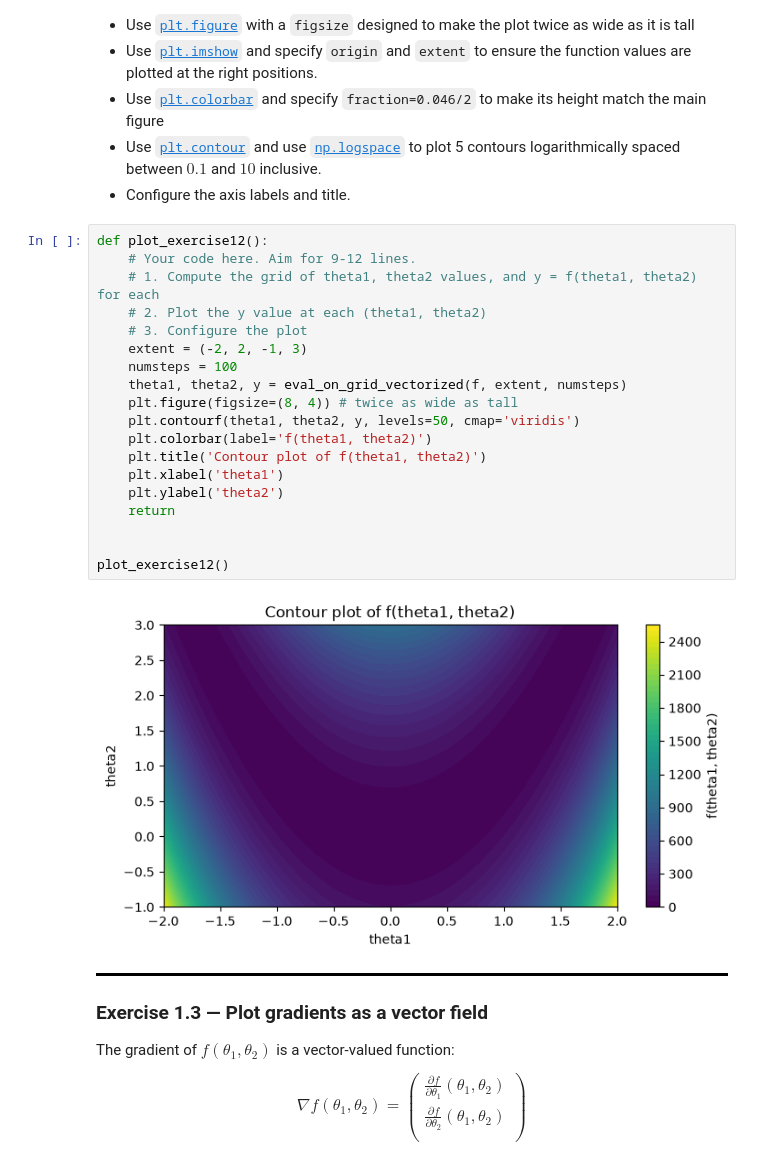
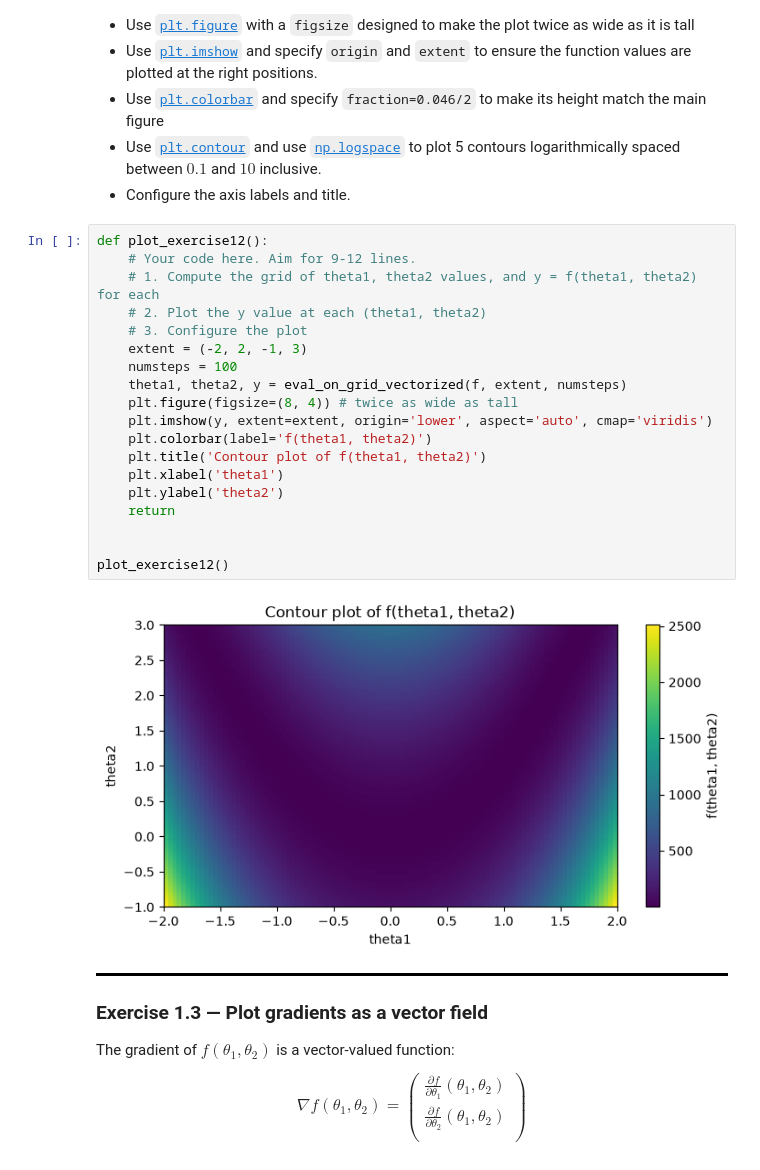
Before and after one commit to laurent-lao/COMP-432-Assignments, a Jupyter notebook: Assignment3/assignment03_student.ipynb, the cells around one changed output. Cells and saved outputs as stored; diff of their text form.

```diff
--- a/Assignment3/assignment03_student.ipynb
+++ b/Assignment3/assignment03_student.ipynb
@@ -148,24 +148,24 @@ Specifically:
 # %%
 def plot_exercise12():
     # Your code here. Aim for 9-12 lines.
     # 1. Compute the grid of theta1, theta2 values, and y = f(theta1, theta2) for each
     # 2. Plot the y value at each (theta1, theta2)
     # 3. Configure the plot
     extent = (-2, 2, -1, 3)
     numsteps = 100
     theta1, theta2, y = eval_on_grid_vectorized(f, extent, numsteps)
     plt.figure(figsize=(8, 4)) # twice as wide as tall
-    plt.contourf(theta1, theta2, y, levels=50, cmap='viridis')
+    plt.imshow(y, extent=extent, origin='lower', aspect='auto', cmap='viridis')
     plt.colorbar(label='f(theta1, theta2)')
     plt.title('Contour plot of f(theta1, theta2)')
     plt.xlabel('theta1')
     plt.ylabel('theta2')
     return
 
 
 plot_exercise12()
 # %% [output]
-[figure, old version]
+[figure, new version]
 # %% [markdown]
 <div style="border-bottom: 3px solid black;"></div>
 
```
